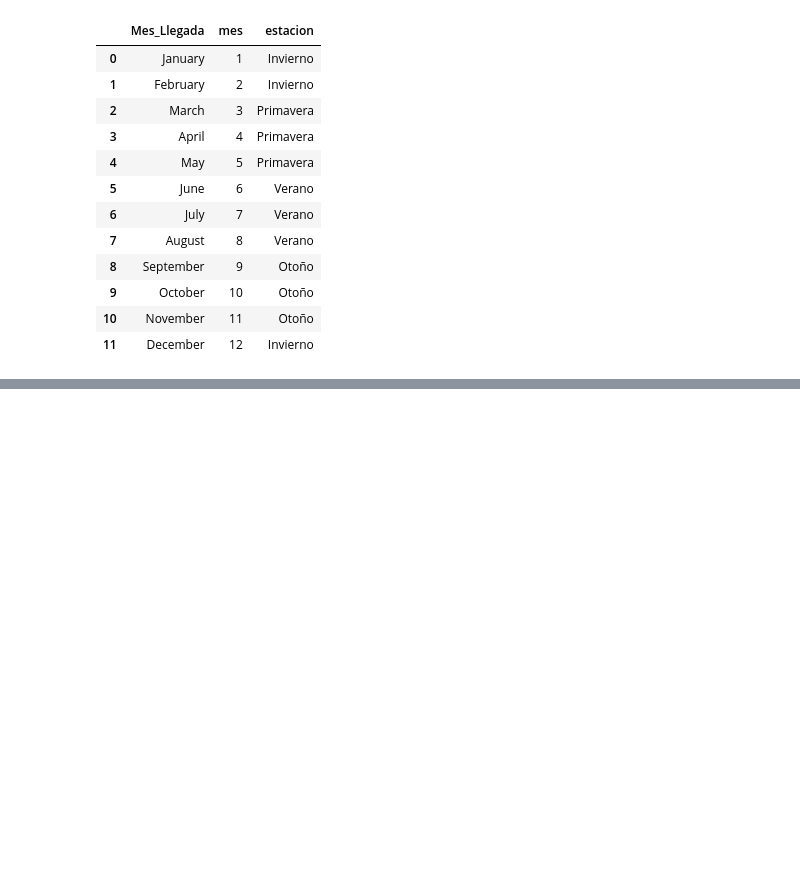
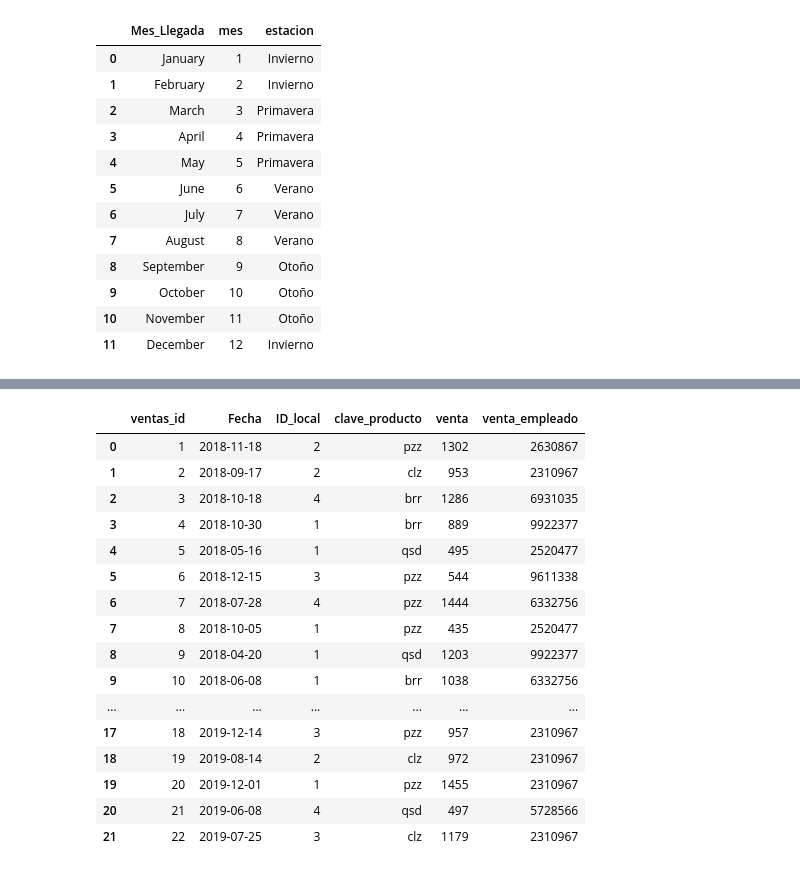
Before and after one commit to user14721068/SQL-para-Analisis-de-Datos, a Jupyter notebook: 2.-Preparación de datos.ipynb, the cells around one changed output, grey strips where cells are left out. Drawn from its saved outputs; the diff is of its cells as text; code cells hidden in the pictures; blank space fills up the shorter version.

```diff
--- a/2.-Preparación de datos.ipynb
+++ b/2.-Preparación de datos.ipynb
@@ -880,0 +1015,33 @@ df.head(20)
+# %%
+# 2-11 Darle forma a los datos
+
+# PIVOTING
+
+# En MYSQL no existen funciones para obtener tablas dinamicas (en SQLSERVER si) pero se puede obtener el mismo resultado usando agrupaciones y agregaciones
+
+query = """
+select
+    *
+from
+    preparacion.ventas;
+"""
+df = pd.read_sql(query, engine)
+df.head(40)
+# %% [output]
+|  | ventas_id | Fecha | ID_local | clave_producto | venta | venta_empleado |
+| 0 | 1 | 2018-11-18 | 2 | pzz | 1302 | 2630867 |
+| 1 | 2 | 2018-09-17 | 2 | clz | 953 | 2310967 |
+| 2 | 3 | 2018-10-18 | 4 | brr | 1286 | 6931035 |
+| 3 | 4 | 2018-10-30 | 1 | brr | 889 | 9922377 |
+| 4 | 5 | 2018-05-16 | 1 | qsd | 495 | 2520477 |
+| 5 | 6 | 2018-12-15 | 3 | pzz | 544 | 9611338 |
+| 6 | 7 | 2018-07-28 | 4 | pzz | 1444 | 6332756 |
+| 7 | 8 | 2018-10-05 | 1 | pzz | 435 | 2520477 |
+| 8 | 9 | 2018-04-20 | 1 | qsd | 1203 | 9922377 |
+| 9 | 10 | 2018-06-08 | 1 | brr | 1038 | 6332756 |
+| ... | ... | ... | ... | ... | ... | ... |
+| 17 | 18 | 2019-12-14 | 3 | pzz | 957 | 2310967 |
+| 18 | 19 | 2019-08-14 | 2 | clz | 972 | 2310967 |
+| 19 | 20 | 2019-12-01 | 1 | pzz | 1455 | 2310967 |
+| 20 | 21 | 2019-06-08 | 4 | qsd | 497 | 5728566 |
+| 21 | 22 | 2019-07-25 | 3 | clz | 1179 | 2310967 |
```
Also changed, not shown: parts of 31 cells of this notebook, 1 other file.
